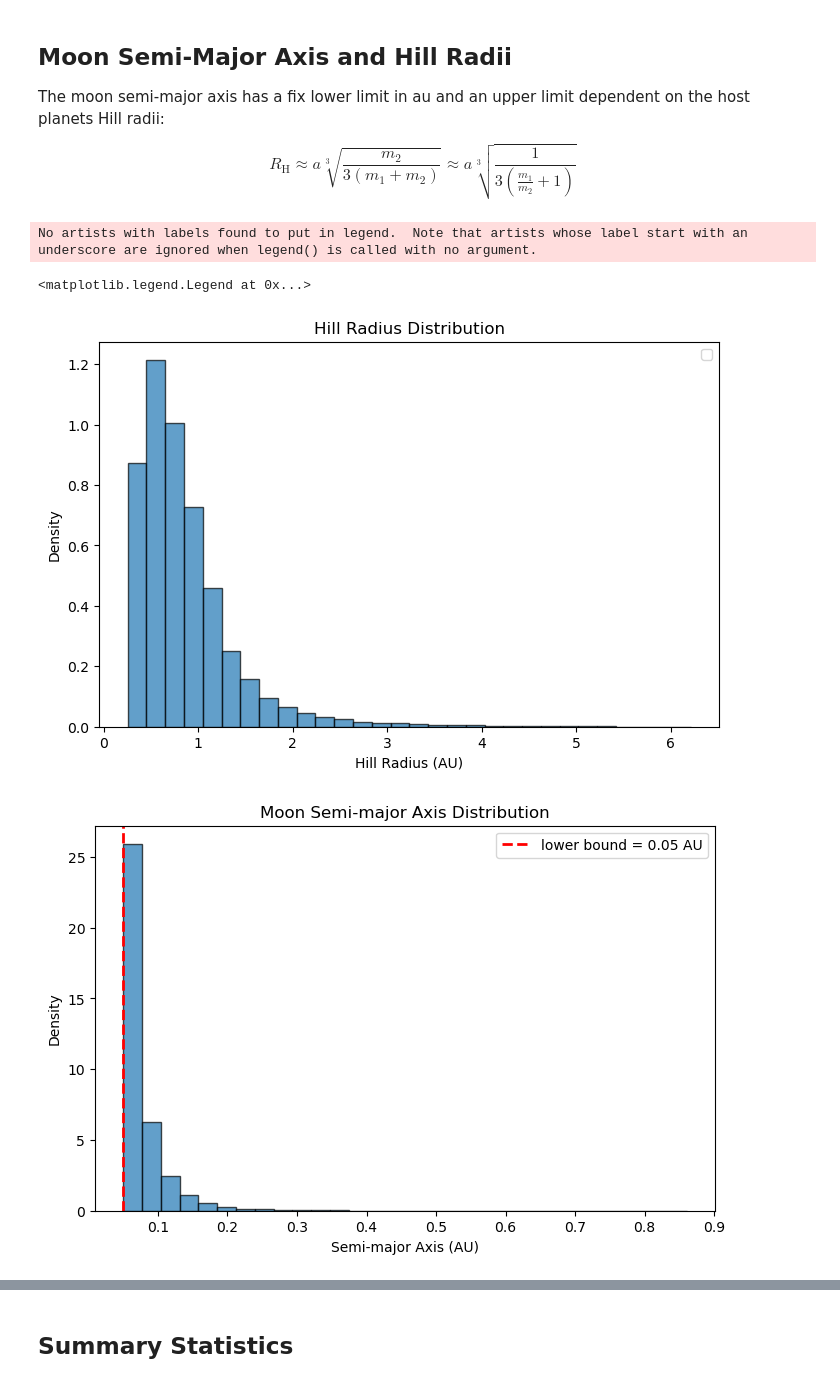
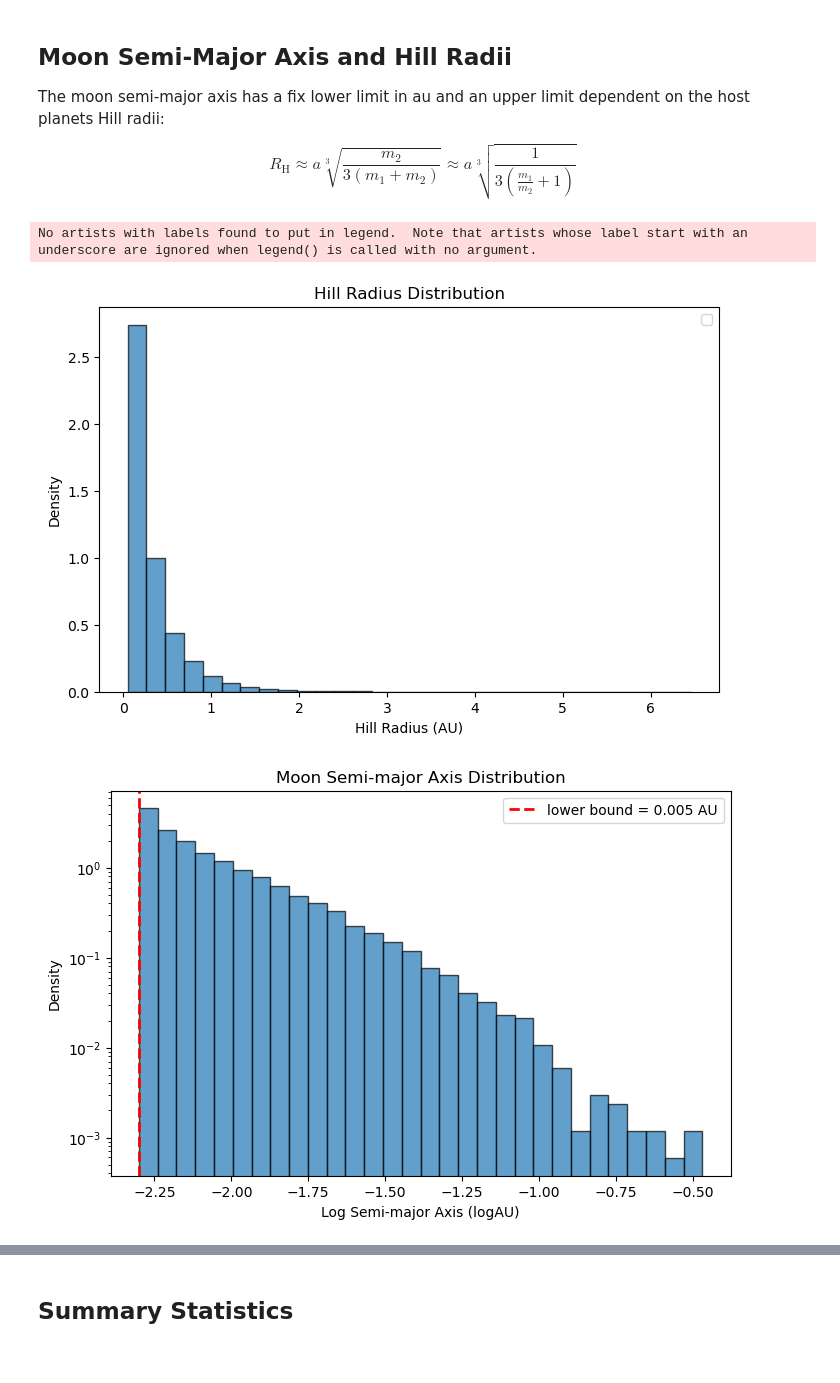
Before and after one commit to acrisp3/gulls-planets, a Jupyter notebook: multiplanet_distribution_check.ipynb, the cells around one changed output, grey strips where cells are left out. Cells and saved outputs as stored; diff of their text form; code cells hidden in the pictures.

```diff
--- a/multiplanet_distribution_check.ipynb
+++ b/multiplanet_distribution_check.ipynb
@@ -327,40 +335,42 @@ The moon semi-major axis has a fix lower limit in au and an upper limit dependen
 $$ R_{\mathrm{H}} \approx a \sqrt[3]{\frac{m_2}{3(m_1+m_2)}} \approx a \sqrt[3]{\frac{1}{3(\frac{m_1}{m_2}+1)}} $$
 # %%
 HOST_STAR_MASS = 0.5
-min_moon_semi_major_axis = 0.05
-MOON_HILL_FRACTION = 0.2
+min_moon_semi_major_axis = 0.005
+MOON_HILL_FRACTION = 0.1
 
 def hill_radius(a, m1, m2):
     return a * (m2 / (3 * (m1 + m2)))**(1/3)
 
 planets_with_moons = data_3d[data_3d[:, 2, MASS] > 0]
 
 hill_radii = hill_radius(planets_with_moons[:, 0, SEMI_A], HOST_STAR_MASS, planets_with_moons[:, 0, MASS])
 
 fig, ax = plt.subplots(figsize=(8, 5))
 ax.hist(hill_radii, bins=30, edgecolor='black', alpha=0.7, density=True)
 ax.set_xlabel("Hill Radius (AU)")
 ax.set_ylabel("Density")
 ax.set_title("Hill Radius Distribution")
 ax.legend()
 
 fig, ax = plt.subplots(figsize=(8, 5))
-ax.hist(planets_with_moons[:, 2, SEMI_A], bins=30, edgecolor='black', alpha=0.7, density=True)
-ax.axvline(min_moon_semi_major_axis, color='r', ls='--', lw=2, label=f'lower bound = {min_moon_semi_major_axis} AU')
-ax.set_xlabel("Semi-major Axis (AU)")
+ax.hist(np.log10(planets_with_moons[:, 2, SEMI_A]), bins=30, edgecolor='black', alpha=0.7, density=True)
+ax.axvline(np.log10(min_moon_semi_major_axis), color='r', ls='--', lw=2, label=f'lower bound = {min_moon_semi_major_axis} AU')
+ax.set_xlabel("Log Semi-major Axis (logAU)")
 ax.set_ylabel("Density")
 ax.set_title("Moon Semi-major Axis Distribution")
+ax.set_yscale('log')
 ax.legend()
 
 fig, ax = plt.subplots(figsize=(8, 5))
 ax.hist(planets_with_moons[:, 2, SEMI_A]/hill_radii, bins=30, edgecolor='black', alpha=0.7, density=True)
 ax.axvline(MOON_HILL_FRACTION, color='r', ls='--', lw=2, label=f'upper bound = {MOON_HILL_FRACTION}')
 ax.set_xlabel("Moon Semi-major Axis / Hill Radius")
 ax.set_ylabel("Density")
 ax.set_title("Hill Fraction Distribution")
 ax.legend()
+
+moons_only = planets_with_moons[:, 2, :]
 # %% [output]
 No artists with labels found to put in legend.  Note that artists whose label start with an underscore are ignored when legend() is called with no argument.
-<matplotlib.legend.Legend at 0x...>
-[figure, old version]
+[figure, new version]
-[figure, old version]
+[figure, new version]
```
Also changed, not shown: parts of 8 cells of this notebook, 1 other file.
